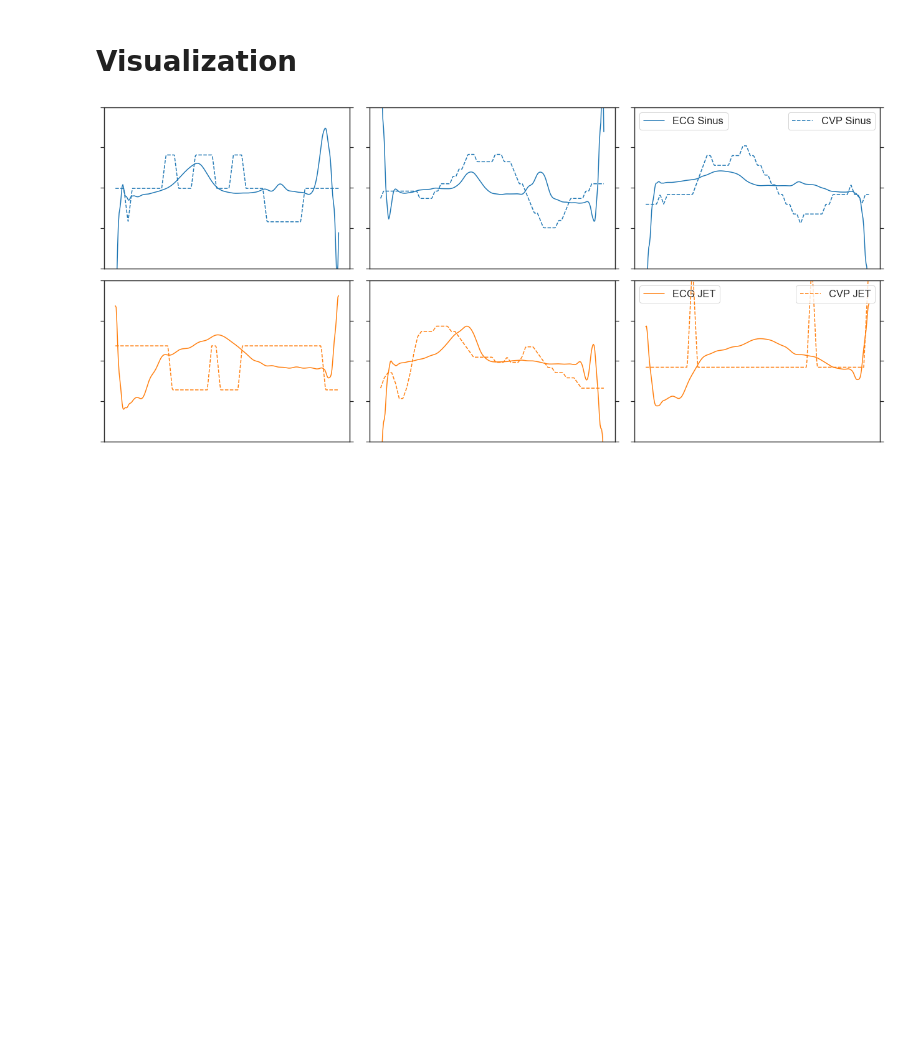
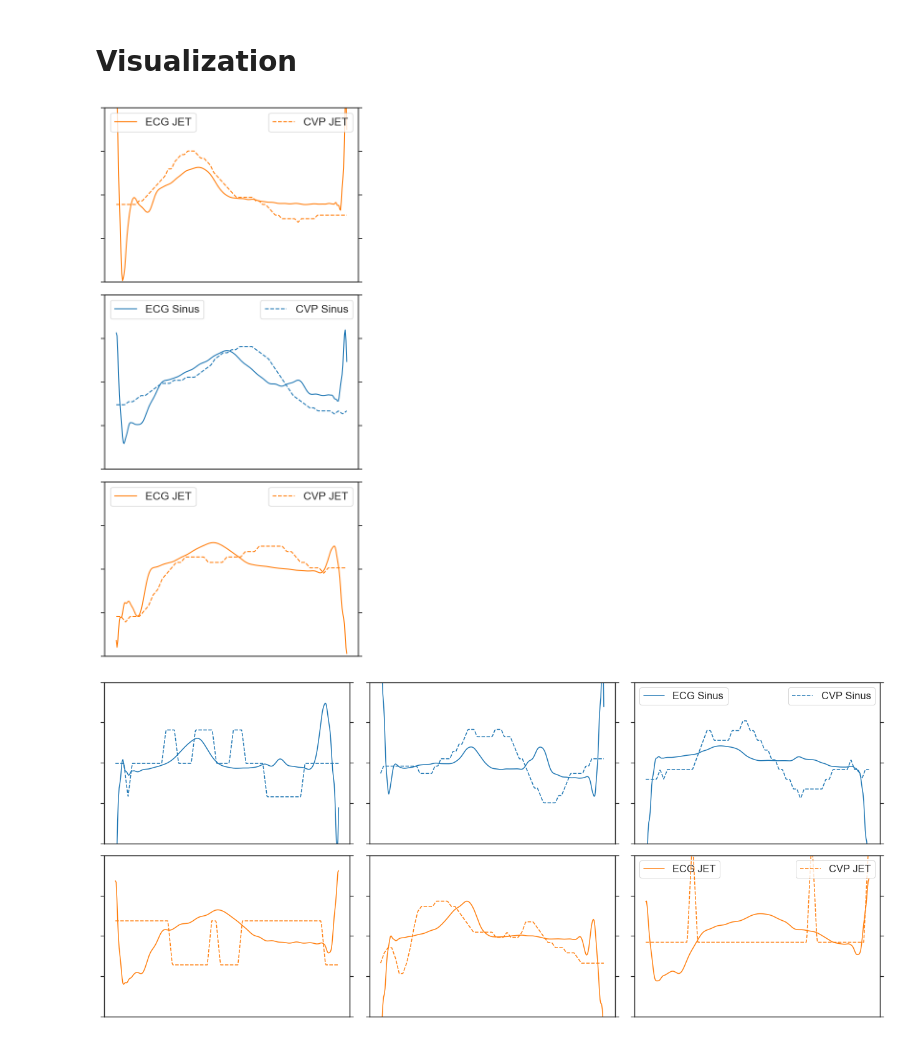
Before and after one commit to YilongJu/adios, a Jupyter notebook: 20230806-ECG_CVP-Visualization.ipynb, the cells around one changed output. Drawn from its saved outputs; the diff is of its cells as text; code cells hidden in the pictures; blank space fills up the shorter version.

Commit message:
Added further ECG analysis and paper stuff. Updated to new pytorchmetrics version

```diff
--- a/20230806-ECG_CVP-Visualization.ipynb
+++ b/20230806-ECG_CVP-Visualization.ipynb
@@ -160,4 +157,9 @@ def Show_ECG_CVPs(dataset_df, num_random_cycle_to_show=5, ncol=5, seed=0, label_
     plt.tight_layout()
 # %% [markdown]
 # Visualization
+# %%
+# 3rd one is used for paper Figure 2
+Show_ECG_CVPs(feature_with_ecg_df_test_single_lead, num_random_cycle_to_show=3, seed=9, normalize=True, ncol=1, formal=True)
+# %% [output]
+[figure, added]
 # %%
```
Also changed, not shown: parts of 4 cells of this notebook, 13 other files.
